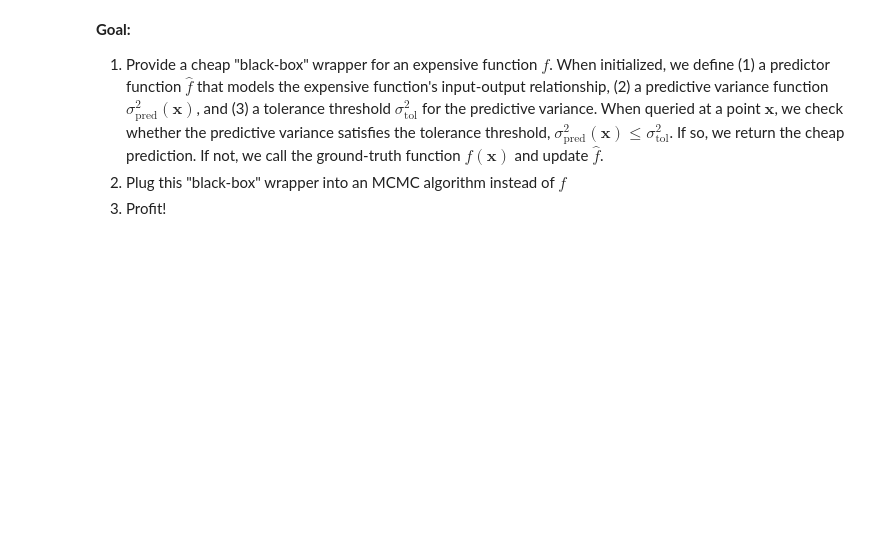
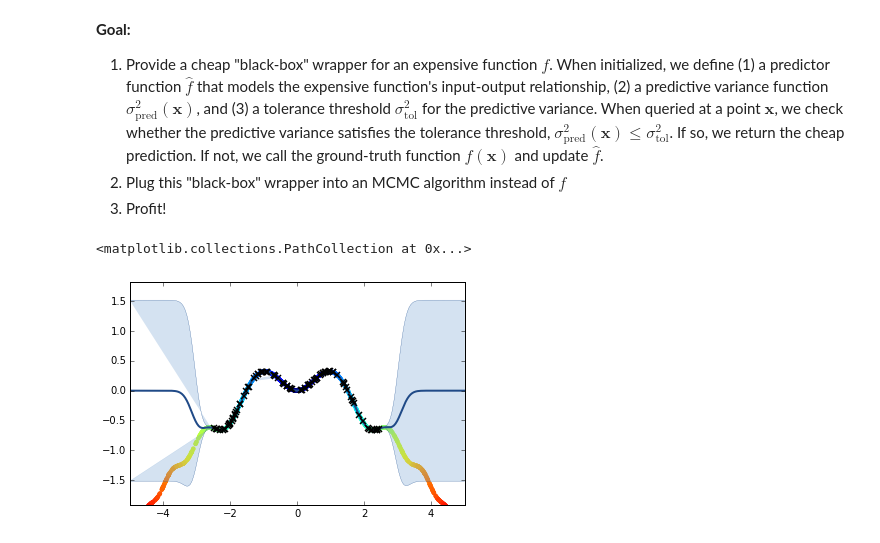
Before and after one commit to maxentile/gp-accelerated-sampling, a Jupyter notebook: GP_wrapper_layer.ipynb, the cells around one changed output. Cells and saved outputs as stored; diff of their text form; code cells hidden in the pictures; blank space fills up the shorter version.

```diff
--- a/GP_wrapper_layer.ipynb
+++ b/GP_wrapper_layer.ipynb
@@ -99,2 +167,9 @@ regressor = GPy.models.GPRegression(X_train,y_train)
 regressor.optimize()
 y_pred,y_pred_var = regressor.predict(X_test)
+# %%
+# hmm looks like the GPy plotting function is broken...
+regressor.plot([X_test.min(),X_test.max()])
+plt.scatter(X_test,y_test,c=np.abs(X_test),linewidths=0)
+# %% [output]
+<matplotlib.collections.PathCollection at 0x...>
+[figure, added]
```
Also changed, not shown: parts of 19 cells of this notebook.
